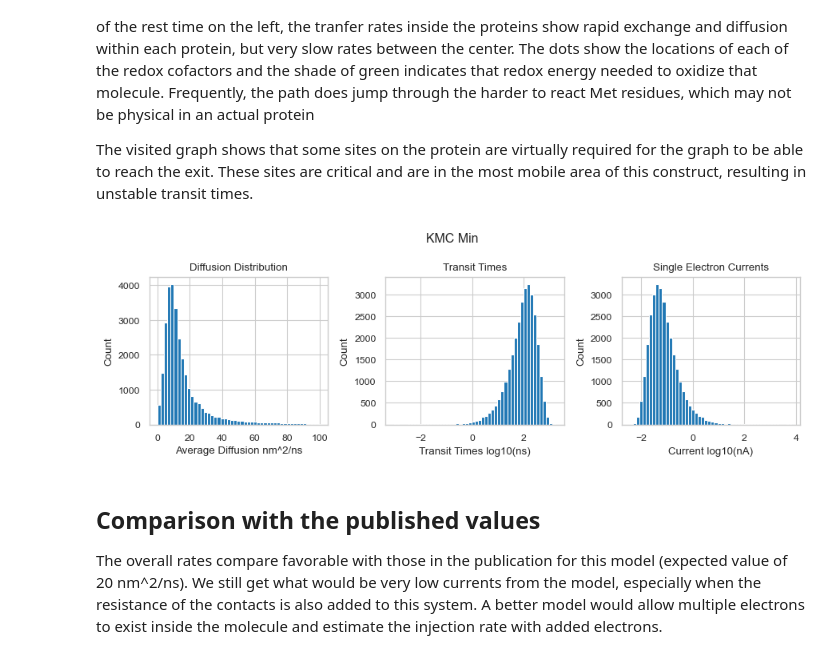
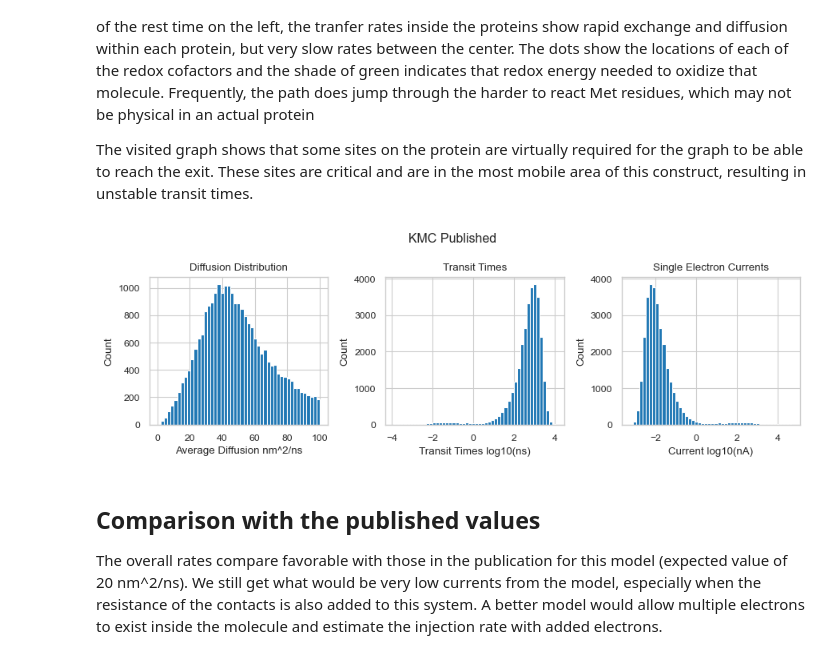
Before and after one commit to drAshcroft/ProteinConduct, a Jupyter notebook: PathsKMC2_CTPR.ipynb, the cells around one changed output. Saved outputs shown, nothing was run; the diff lists cells and outputs as text; code cells hidden in the pictures.

```diff
--- a/PathsKMC2_CTPR.ipynb
+++ b/PathsKMC2_CTPR.ipynb
@@ -127,7 +127,7 @@ The driving bias from the applied voltage is approximated by using this graph (C
 #
 ##################################################################################################
 G_static, G_vibrate, G_min, G_connected, plotValues =KMC_Protein. ConnectGraphs(activeAminos, atom_COM,reorgE_EV, beta,maxInteraction_radius_nm,
-                                                                                attemptFrequency, vibrationRadius_nm,dutton_radius_nm, verbose=True )
+                                                                                attemptFrequency, vibrationRadius_nm,dutton_radius_nm, verbose=True,usePublished=True )
 
 (gammas, distanceRates, energyRates, transferRates, voltageRates)=plotValues
 KMC_Plotting.PlotGraphRates(reorgE_EV,gammas, distanceRates, energyRates, transferRates, voltageRates)
@@ -484,12 +345,12 @@ The visited graph shows that some sites on the protein are virtually required fo
 # %%
 ##################################################################################
 #################      Kinetic Monti Carlo            ############################
 ##################################################################################
 
 successDwellTimes, dwellTimes, passes, electronTimes, diffusions=KMC_Protein.KMC(G_min, activeAminos, injectionAminos,exitAminos, numberElectrons=30000, maxIterations = 150000 )
-KMC_Plotting.PlotKMC(activeAminos,successDwellTimes, dwellTimes, passes, electronTimes, diffusions,'KMC Min')
+KMC_Plotting.PlotKMC(activeAminos,successDwellTimes, dwellTimes, passes, electronTimes, diffusions,'KMC Published')
 # %% [output]
-[figure, old version]
+[figure, new version]
 # %% [markdown]
 ## Comparison with the published values
 
```
Also changed, not shown: parts of 15 cells of this notebook, 2 other files.
